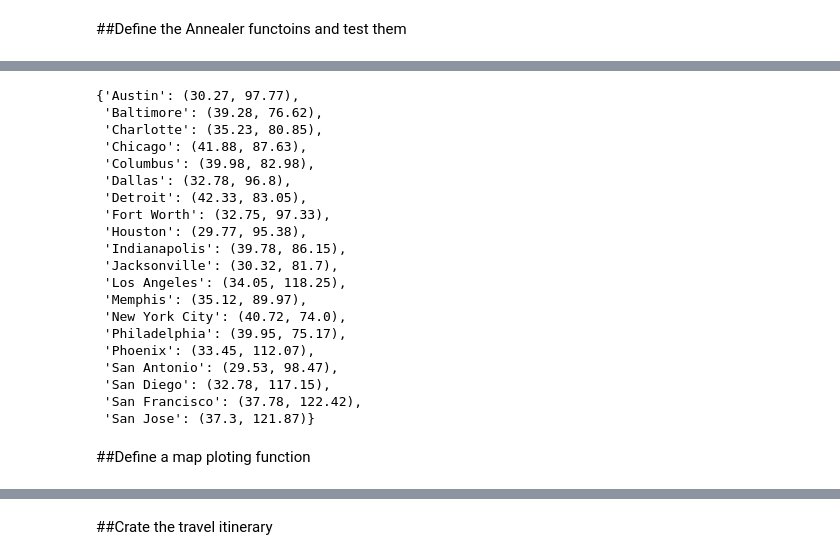
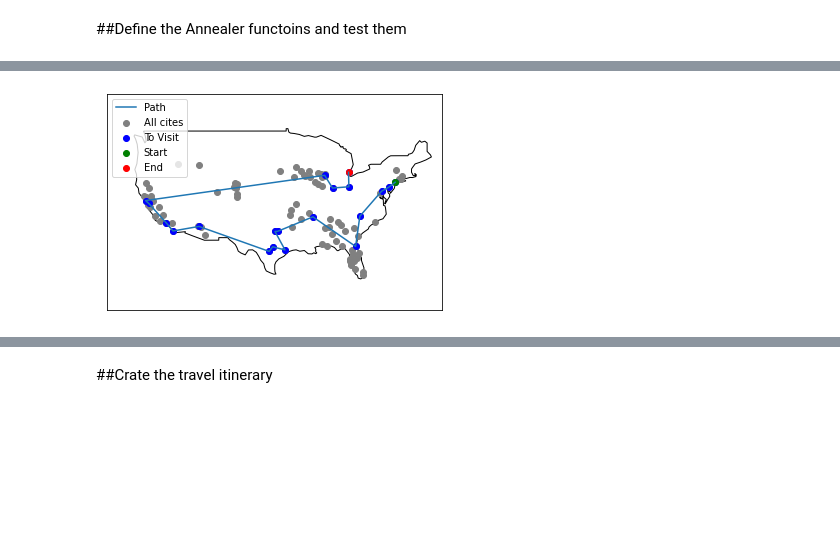
Before and after one commit to VGGatGitHub/Quantum-Chain, a Jupyter notebook: Vaccine_Distribution.ipynb, the cells around one changed output, grey strips where cells are left out. Saved outputs shown, nothing was run; the diff lists cells and outputs as text; code cells hidden in the pictures; blank space fills up the shorter version.

```diff
--- a/Vaccine_Distribution.ipynb
+++ b/Vaccine_Distribution.ipynb
@@ -238,26 +337,26 @@ if __name__ == '__main__':
     # latitude and longitude for the twenty largest U.S. cities
 
     cities = {
-        'New York City': (40.72, 74.00),
-        'Los Angeles': (34.05, 118.25),
-        'Chicago': (41.88, 87.63),
-        'Houston': (29.77, 95.38),
-        'Phoenix': (33.45, 112.07),
-        'Philadelphia': (39.95, 75.17),
-        'San Antonio': (29.53, 98.47),
-        'Dallas': (32.78, 96.80),
-        'San Diego': (32.78, 117.15),
-        'San Jose': (37.30, 121.87),
-        'Detroit': (42.33, 83.05),
-        'San Francisco': (37.78, 122.42),
-        'Jacksonville': (30.32, 81.70),
-        'Indianapolis': (39.78, 86.15),
-        'Austin': (30.27, 97.77),
-        'Columbus': (39.98, 82.98),
-        'Fort Worth': (32.75, 97.33),
-        'Charlotte': (35.23, 80.85),
-        'Memphis': (35.12, 89.97),
-        'Baltimore': (39.28, 76.62)
+        'New York': (40.72, -74.00),
+        'Los Angeles': (34.05, -118.25),
+        'Chicago': (41.88, -87.63),
+        'Houston': (29.77, -95.38),
+        'Phoenix': (33.45, -112.07),
+        'Philadelphia': (39.95, -75.17),
+        'San Antonio': (29.53, -98.47),
+        'Dallas': (32.78, -96.80),
+        'San Diego': (32.78, -117.15),
+        'San Jose': (37.30, -121.87),
+        'Detroit': (42.33, -83.05),
+        'San Francisco': (37.78, -122.42),
+        'Jacksonville': (30.32, -81.70),
+        'Indianapolis': (39.78, -86.15),
+        'Austin': (30.27, -97.77),
+        'Columbus': (39.98, -82.98),
+        'Fort Worth': (32.75, -97.33),
+        'Charlotte': (35.23, -80.85),
+        'Memphis': (35.12, -89.97),
+        'Baltimore': (39.28, -76.62)
     }
 
     # initial state, a randomly-ordered itinerary
@@ -280,7 +379,7 @@ if __name__ == '__main__':
     tsp.copy_strategy = "slice"
     state, e = tsp.anneal()
 
-    while state[0] != 'New York City':
+    while state[0] != 'New York':
         state = state[1:] + state[:1]  # rotate NYC to start
 
     print()
@@ -298,26 +397,8 @@ Wall time: 8.12 s
-# %%
-cities
-# %% [output]
-{'Austin': (30.27, 97.77),
- 'Baltimore': (39.28, 76.62),
- 'Charlotte': (35.23, 80.85),
- 'Chicago': (41.88, 87.63),
- 'Columbus': (39.98, 82.98),
- 'Dallas': (32.78, 96.8),
- 'Detroit': (42.33, 83.05),
- 'Fort Worth': (32.75, 97.33),
- 'Houston': (29.77, 95.38),
- 'Indianapolis': (39.78, 86.15),
- 'Jacksonville': (30.32, 81.7),
- 'Los Angeles': (34.05, 118.25),
- 'Memphis': (35.12, 89.97),
- 'New York City': (40.72, 74.0),
- 'Philadelphia': (39.95, 75.17),
- 'Phoenix': (33.45, 112.07),
- 'San Antonio': (29.53, 98.47),
- 'San Diego': (32.78, 117.15),
- 'San Francisco': (37.78, 122.42),
- 'San Jose': (37.3, 121.87)}
+# %%
+cities.update(my_cities)
+plot_map(cities,itinerary=state)
+# %% [output]
+[figure, added]
 # %%
 def make_itinerary(current_location,initial_state):
 
@@ -365,5 +446,3 @@ def make_itinerary(current_location,initial_state):
   print("%i mile route:" % miles)
   print(" ➞  ".join(itinerary))
   return itinerary, miles
-# %% [markdown]
-##Define a map ploting function
```
Also changed, not shown: parts of 23 cells of this notebook.
